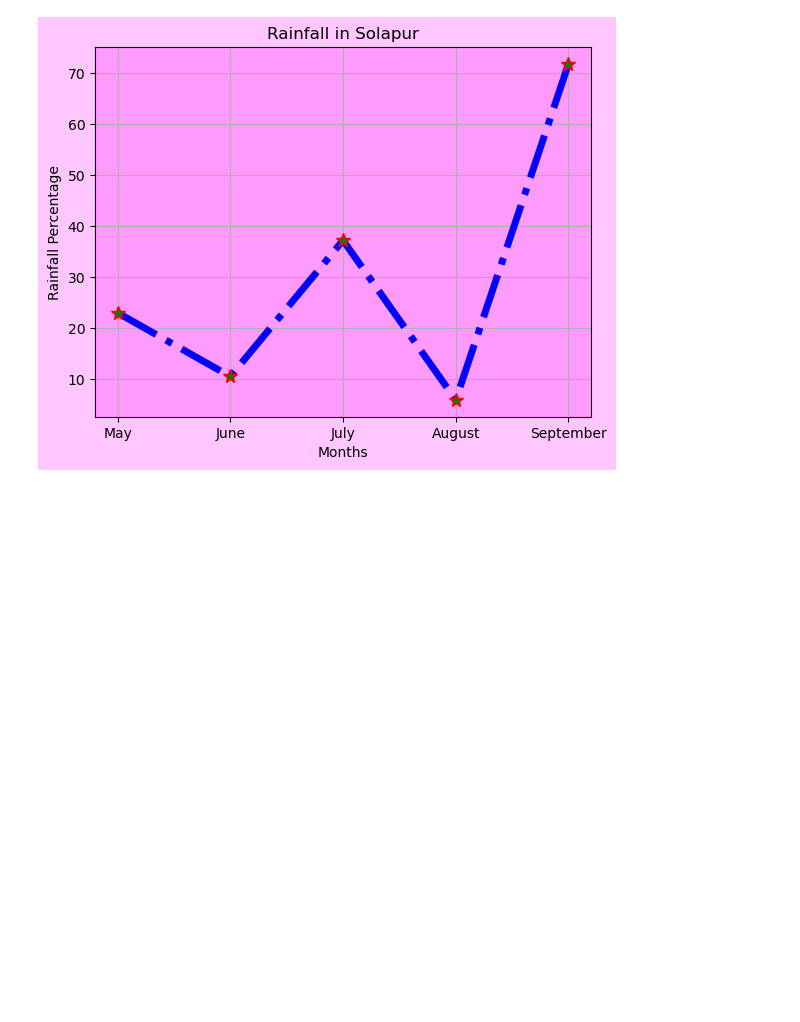
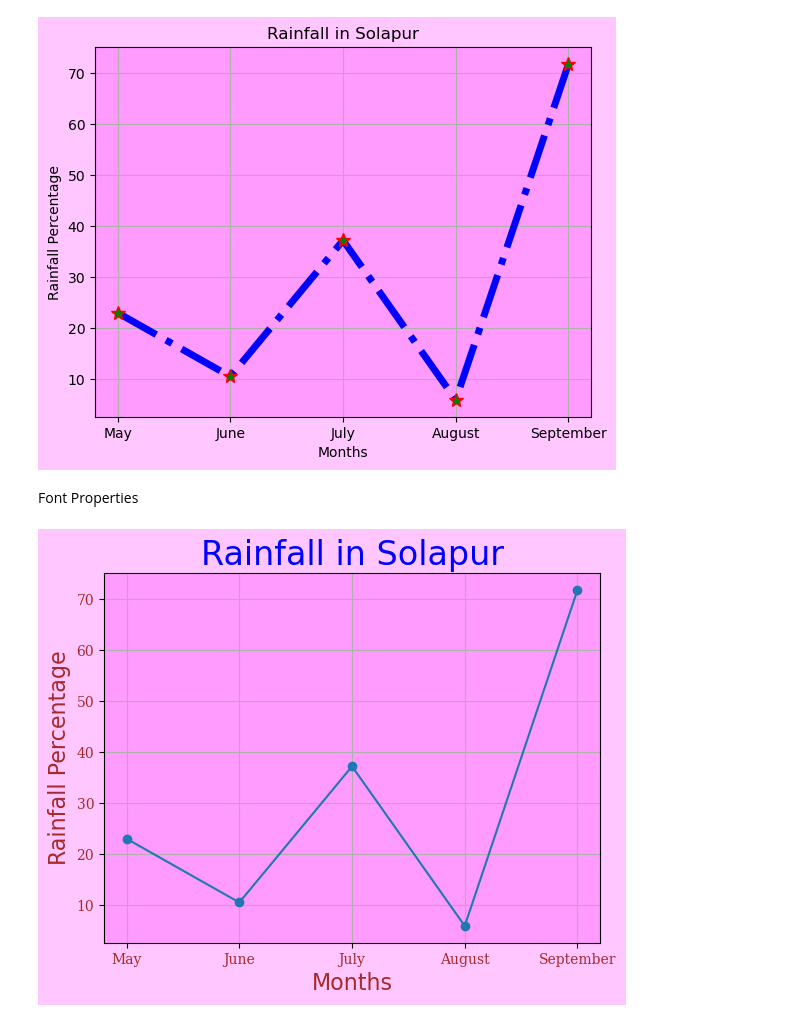
Before and after one commit to waseem123/itr-python-ai-1-2026, a Jupyter notebook: matplotlib-tutorials/plotting-demo.ipynb, the cells around one changed output. Saved outputs shown, nothing was run; the diff lists cells and outputs as text; code cells hidden in the pictures; blank space fills up the shorter version.

Commit message:
Matplotlib plotting

```diff
--- a/matplotlib-tutorials/plotting-demo.ipynb
+++ b/matplotlib-tutorials/plotting-demo.ipynb
@@ -107,3 +107,25 @@ plt.grid()
 plt.show()
 # %% [output]
 [figure]
+# %% [markdown]
+Font Properties
+# %%
+font_dict1 = {
+    'family' : 'sans-serif','color':'brown','size':'16'
+}
+font_dict2 = {
+    'family' : 'sans-serif','color':'blue','size':'24'
+}
+
+plt.plot(x,y,marker='o')
+plt.gcf().set_facecolor("#ff00ff39")
+plt.gca().set_facecolor("#ff00ff39")
+plt.xticks(fontname='serif',color='brown')
+plt.yticks(fontname='serif',color='brown')
+plt.xlabel('Months',fontdict=font_dict1)
+plt.ylabel('Rainfall Percentage',fontdict=font_dict1)
+plt.title('Rainfall in Solapur',fontdict=font_dict2)
+plt.grid()
+plt.show()
+# %% [output]
+[figure, added]
```
